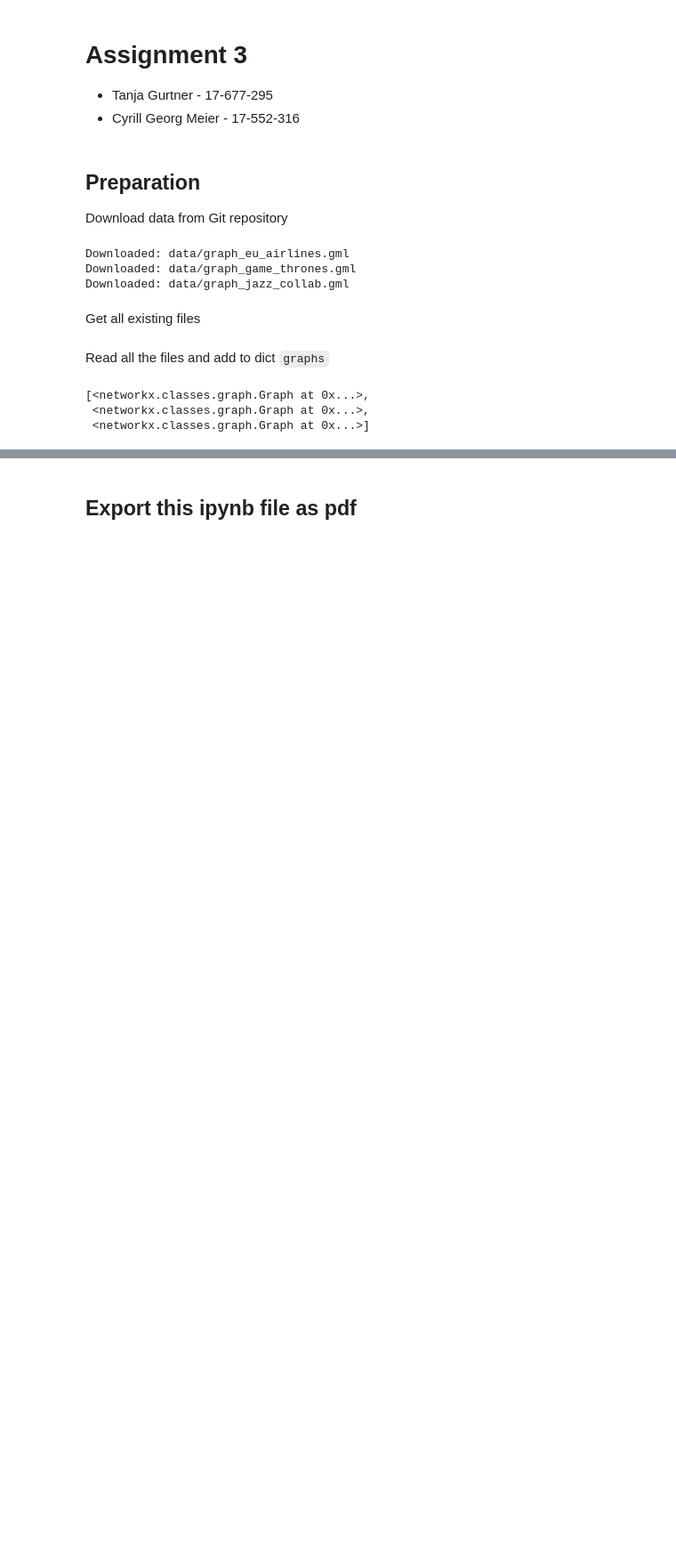
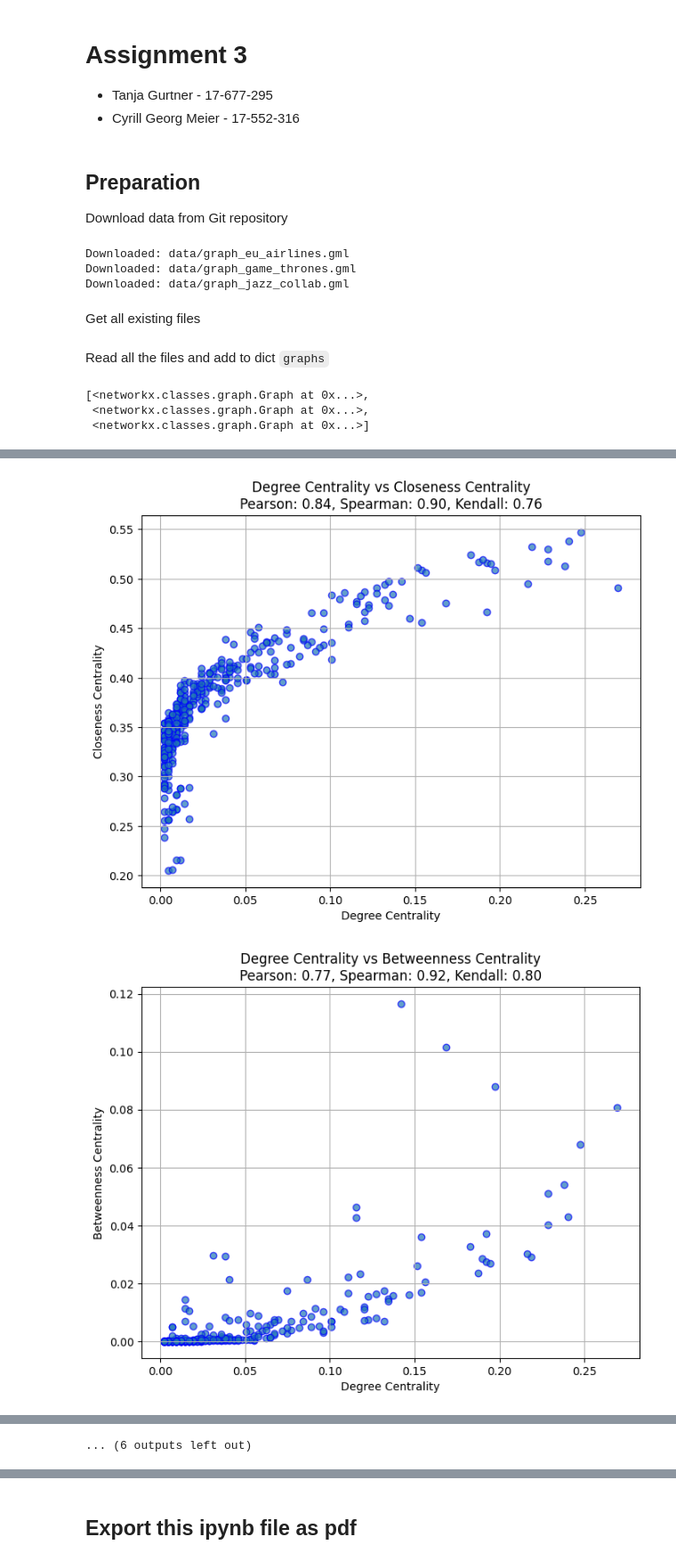
Before and after one commit to UZH-Cyrill-Meier/NetworkScience, a Jupyter notebook: Assignments/assignment 3/assignment3.ipynb, the cells around one changed output, grey strips where cells are left out. Shown at 89% size. Drawn from its saved outputs; the diff is of its cells as text; code cells hidden in the pictures; blank space fills up the shorter version.

```diff
--- a/Assignments/assignment 3/assignment3.ipynb
+++ b/Assignments/assignment 3/assignment3.ipynb
@@ -103,0 +154,48 @@ def plot_network_graph(G):
+# %%
+
+
+
+# Compute centralities for the graph
+def compute_centralities(graph):
+    return {
+        'Degree Centrality': nx.degree_centrality(graph),
+        'Closeness Centrality': nx.closeness_centrality(graph),
+        'Betweenness Centrality': nx.betweenness_centrality(graph),
+        'Eigenvector Centrality': nx.eigenvector_centrality(graph)
+    }
+
+# Function to calculate correlation coefficients
+def compute_correlations(x, y):
+    pearson_corr, _ = stats.pearsonr(x, y)
+    spearman_corr, _ = stats.spearmanr(x, y)
+    kendall_corr, _ = stats.kendalltau(x, y)
+    return pearson_corr, spearman_corr, kendall_corr
+
+# Function to plot scatter plots with correlation annotations
+def plot_scatter_with_correlation(x, y, xlabel, ylabel, graph_name):
+    pearson_corr, spearman_corr, kendall_corr = compute_correlations(x, y)
+
+    plt.figure(figsize=(8, 6))
+    plt.scatter(x, y, alpha=0.7, edgecolor='b')
+
+    # Add title with correlations
+    plt.title(f'{xlabel} vs {ylabel}\nPearson: {pearson_corr:.2f}, Spearman: {spearman_corr:.2f}, Kendall: {kendall_corr:.2f}')
+    plt.xlabel(xlabel)
+    plt.ylabel(ylabel)
+    plt.grid(True)
+    plt.show()
+
+# Iterate over the graph and compute the correlations
+for idx, G in enumerate(graphs):
+    centralities = compute_centralities(G)
+
+    # Create scatter plots for each pair of centralities (6 combinations)
+    centrality_keys = list(centralities.keys())
+    for i in range(len(centrality_keys)):
+        for j in range(i + 1, len(centrality_keys)):
+            x = list(centralities[centrality_keys[i]].values())
+            y = list(centralities[centrality_keys[j]].values())
+            plot_scatter_with_correlation(x, y, centrality_keys[i], centrality_keys[j], f'Graph {idx+1}')
+# %% [output]
+[figure, added]
+[figure, added]
@@ -103,0 +212 @@ def plot_network_graph(G):
+... (6 outputs left out)
```
Also changed, not shown: parts of 12 cells of this notebook.
